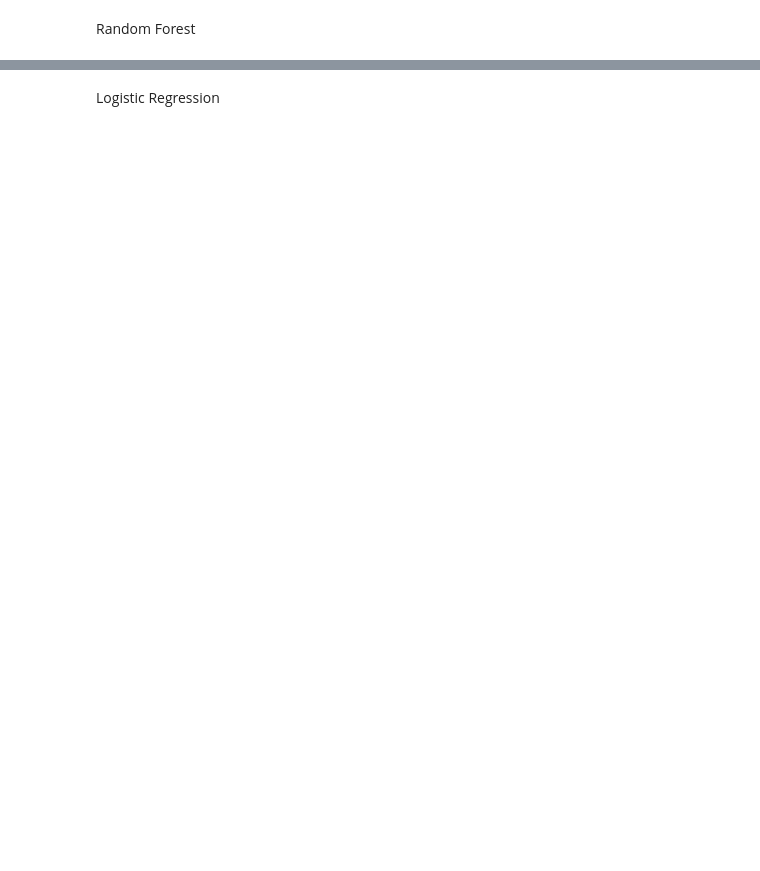
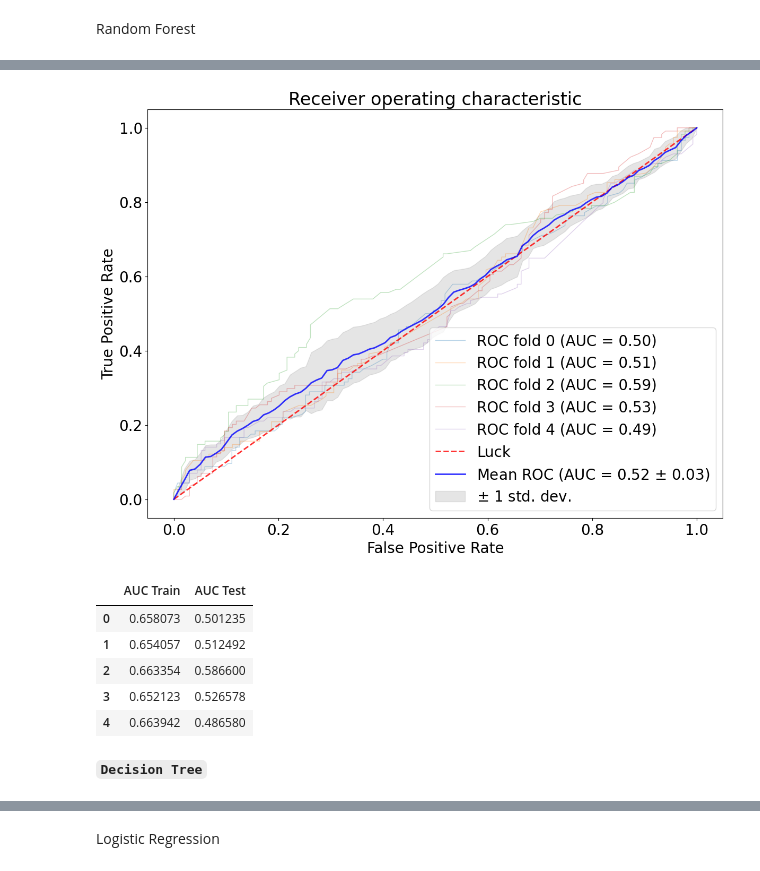
Before and after one commit to 10-Academy-Group-2/AB-Testing-Ad-campaign-performance-P, a Jupyter notebook: notebooks/abtest-mlops.ipynb, the cells around one changed output, grey strips where cells are left out. Cells and saved outputs as stored; diff of their text form; code cells hidden in the pictures; blank space fills up the shorter version.

```diff
--- a/notebooks/abtest-mlops.ipynb
+++ b/notebooks/abtest-mlops.ipynb
@@ -342,0 +364,4 @@ X_train, X_test, y_train, y_test = train_test_split(X, y, test_size=0.30)
+# %%
+
+X_train, X_rem, y_train, y_rem = train_test_split(X,y, train_size=0.7,random_state = 365)
+X_valid, X_test, y_valid, y_test = train_test_split(X_rem,y_rem, train_size=0.666,random_state=365)
@@ -380,3 +536,28 @@ Decision Tree
+# %%
+cv = StratifiedKFold(n_splits=5, random_state=123, shuffle=True)
+results = pd.DataFrame(columns=['training_score', 'test_score'])
+fprs, tprs, scores = [], [], []
+
+for (train, test), i in zip(cv.split(X, y), range(5)):
+    clf.fit(X.iloc[train], y.iloc[train])
+    _, _, auc_score_train = compute_roc_auc(train)
+    fpr, tpr, auc_score = compute_roc_auc(test)
+    scores.append((auc_score_train, auc_score))
+    fprs.append(fpr)
+    tprs.append(tpr)
+
+plot_roc_curve(fprs, tprs);
+pd.DataFrame(scores, columns=['AUC Train', 'AUC Test'])
+# %% [output]
+[figure, added]
+|  | AUC Train | AUC Test |
+| 0 | 0.658073 | 0.501235 |
+| 1 | 0.654057 | 0.512492 |
+| 2 | 0.663354 | 0.586600 |
+| 3 | 0.652123 | 0.526578 |
+| 4 | 0.663942 | 0.486580 |
+# %% [markdown]
+<b>`Decision Tree`<b>
 # %%
 # Define Decision Tree Model
 dt = DecisionTreeClassifier()
```
Also changed, not shown: parts of 26 cells of this notebook.
